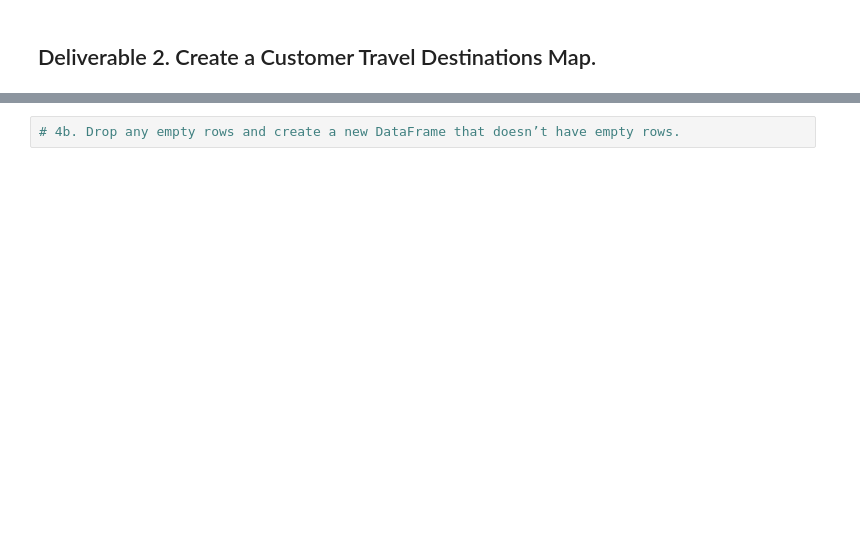
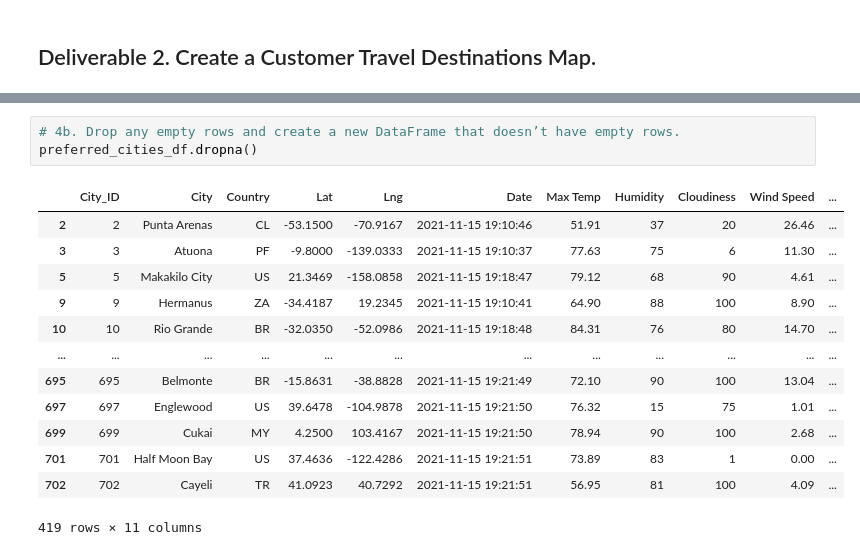
Before and after one commit to chkCreate/World_Weather_Analysis, a Jupyter notebook: Vacation_Search/Vacation_Search.ipynb, the cells around one changed output, grey strips where cells are left out. Cells and saved outputs as stored; diff of their text form; blank space fills up the shorter version.

```diff
--- a/Vacation_Search/Vacation_Search.ipynb
+++ b/Vacation_Search/Vacation_Search.ipynb
@@ -37,4 +69,19 @@ preferred_cities_df.count()
 # %%
 # 4b. Drop any empty rows and create a new DataFrame that doesn’t have empty rows.
+preferred_cities_df.dropna()
+# %% [output]
+|  | City_ID | City | Country | Lat | Lng | Date | Max Temp | Humidity | Cloudiness | Wind Speed | ... |
+| 2 | 2 | Punta Arenas | CL | -53.1500 | -70.9167 | 2021-11-15 19:10:46 | 51.91 | 37 | 20 | 26.46 | ... |
+| 3 | 3 | Atuona | PF | -9.8000 | -139.0333 | 2021-11-15 19:10:37 | 77.63 | 75 | 6 | 11.30 | ... |
+| 5 | 5 | Makakilo City | US | 21.3469 | -158.0858 | 2021-11-15 19:18:47 | 79.12 | 68 | 90 | 4.61 | ... |
+| 9 | 9 | Hermanus | ZA | -34.4187 | 19.2345 | 2021-11-15 19:10:41 | 64.90 | 88 | 100 | 8.90 | ... |
+| 10 | 10 | Rio Grande | BR | -32.0350 | -52.0986 | 2021-11-15 19:18:48 | 84.31 | 76 | 80 | 14.70 | ... |
+| ... | ... | ... | ... | ... | ... | ... | ... | ... | ... | ... | ... |
+| 695 | 695 | Belmonte | BR | -15.8631 | -38.8828 | 2021-11-15 19:21:49 | 72.10 | 90 | 100 | 13.04 | ... |
+| 697 | 697 | Englewood | US | 39.6478 | -104.9878 | 2021-11-15 19:21:50 | 76.32 | 15 | 75 | 1.01 | ... |
+| 699 | 699 | Cukai | MY | 4.2500 | 103.4167 | 2021-11-15 19:21:50 | 78.94 | 90 | 100 | 2.68 | ... |
+| 701 | 701 | Half Moon Bay | US | 37.4636 | -122.4286 | 2021-11-15 19:21:51 | 73.89 | 83 | 1 | 0.00 | ... |
+| 702 | 702 | Cayeli | TR | 41.0923 | 40.7292 | 2021-11-15 19:21:51 | 56.95 | 81 | 100 | 4.09 | ... |
+419 rows × 11 columns
 # %%
 # 5a. Create DataFrame called hotel_df to store hotel names along with city, country, max temp, and coordinates.
```
Also changed, not shown: parts of 11 cells of this notebook, 2 other files.
